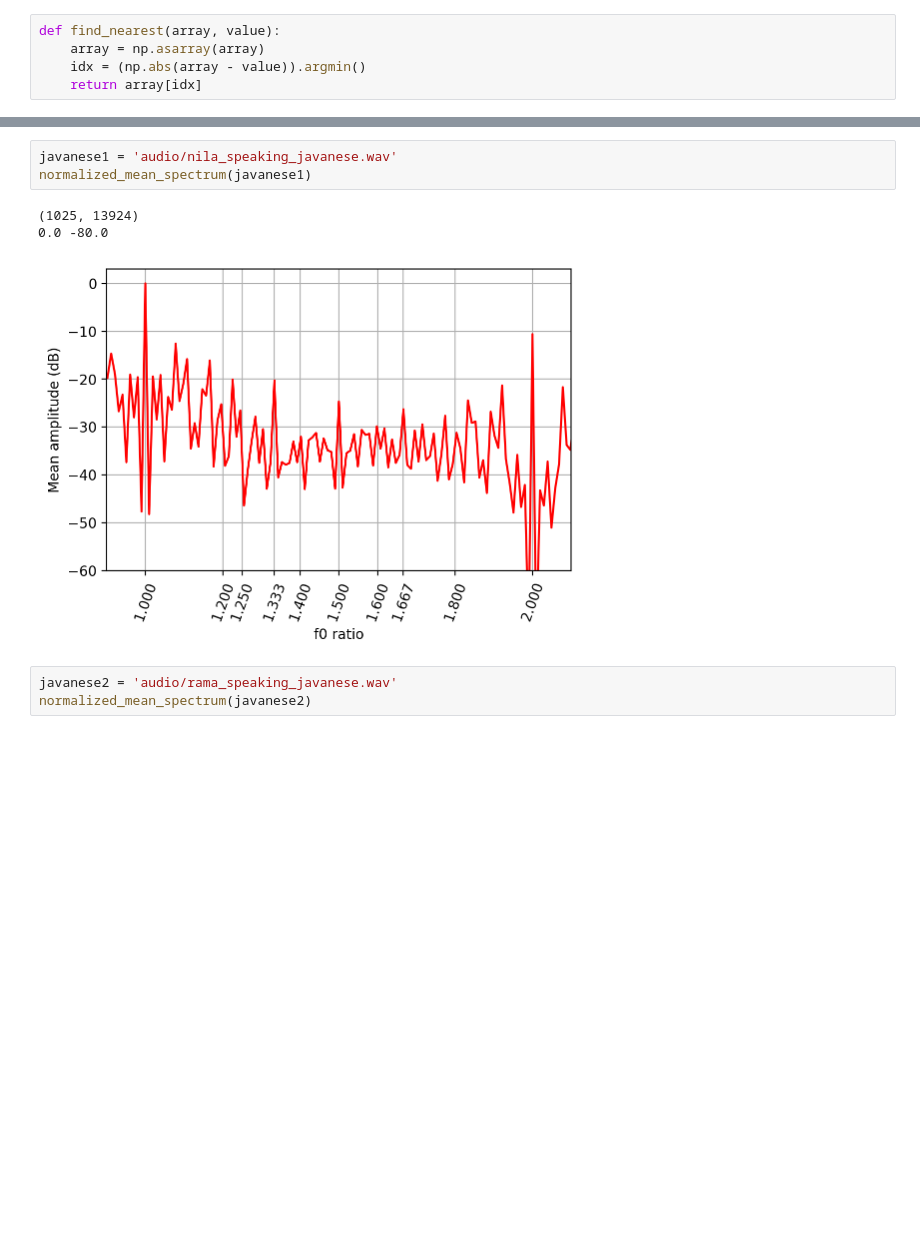
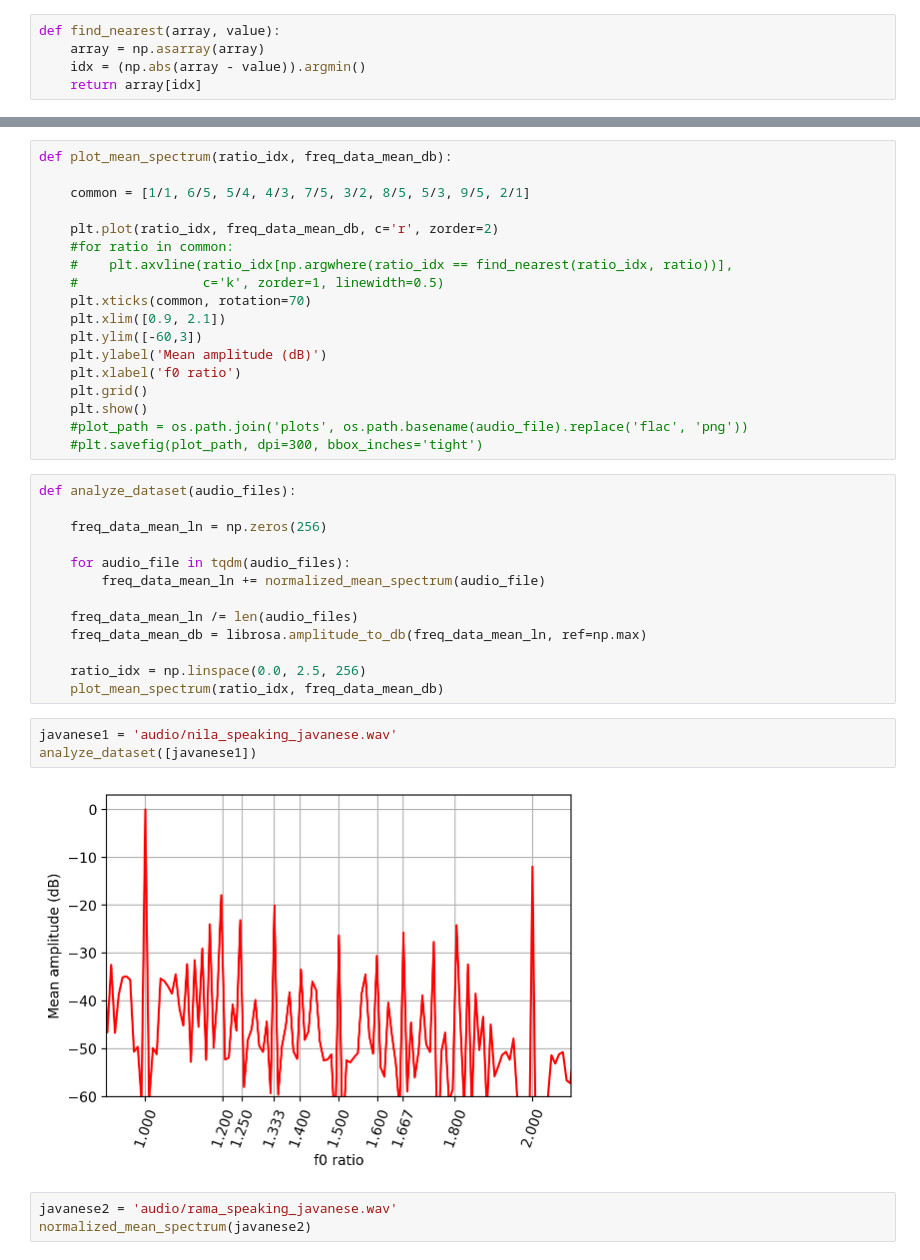
Before and after one commit to csteinmetz1/consynthance, a Jupyter notebook: voice.ipynb, the cells around one changed output, grey strips where cells are left out. Drawn from its saved outputs; the diff is of its cells as text; blank space fills up the shorter version.

```diff
--- a/voice.ipynb
+++ b/voice.ipynb
@@ -120,10 +92,39 @@ def normalized_mean_spectrum(*args, win_length=1024, pad_factor=2):
+# %%
+def plot_mean_spectrum(ratio_idx, freq_data_mean_db):
+
+    common = [1/1, 6/5, 5/4, 4/3, 7/5, 3/2, 8/5, 5/3, 9/5, 2/1]
+
+    plt.plot(ratio_idx, freq_data_mean_db, c='r', zorder=2)
+    #for ratio in common:
+    #    plt.axvline(ratio_idx[np.argwhere(ratio_idx == find_nearest(ratio_idx, ratio))],
+    #                c='k', zorder=1, linewidth=0.5)
+    plt.xticks(common, rotation=70)
+    plt.xlim([0.9, 2.1])
+    plt.ylim([-60,3])
+    plt.ylabel('Mean amplitude (dB)')
+    plt.xlabel('f0 ratio')
+    plt.grid()
+    plt.show()
+    #plot_path = os.path.join('plots', os.path.basename(audio_file).replace('flac', 'png'))
+    #plt.savefig(plot_path, dpi=300, bbox_inches='tight')
+# %%
+def analyze_dataset(audio_files):
+
+    freq_data_mean_ln = np.zeros(256)
+
+    for audio_file in tqdm(audio_files):
+        freq_data_mean_ln += normalized_mean_spectrum(audio_file)
+
+    freq_data_mean_ln /= len(audio_files)
+    freq_data_mean_db = librosa.amplitude_to_db(freq_data_mean_ln, ref=np.max)
+
+    ratio_idx = np.linspace(0.0, 2.5, 256)
+    plot_mean_spectrum(ratio_idx, freq_data_mean_db)
 # %%
 javanese1 = 'audio/nila_speaking_javanese.wav'
-normalized_mean_spectrum(javanese1)
+analyze_dataset([javanese1])
 # %% [output]
-(1025, 13924)
-0.0 -80.0
-[figure, old version]
+[figure, new version]
 # %%
 javanese2 = 'audio/rama_speaking_javanese.wav'
 normalized_mean_spectrum(javanese2)
```
Also changed, not shown: parts of 4 cells of this notebook.
